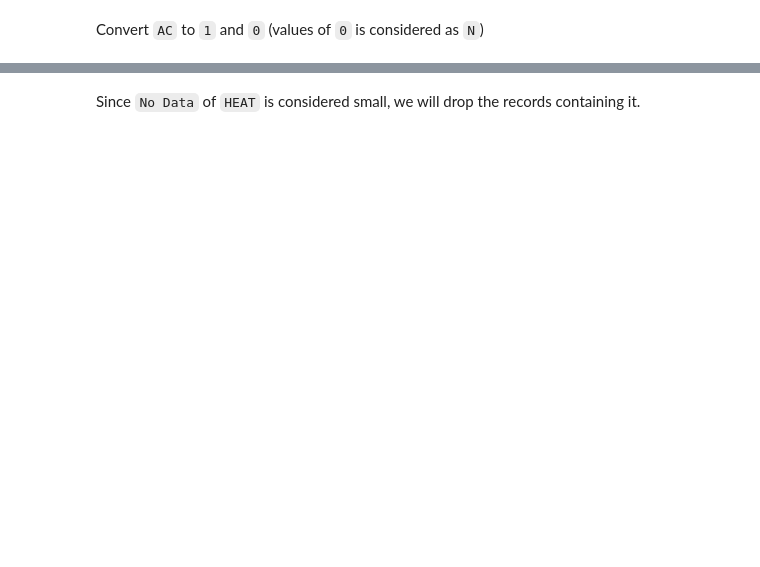
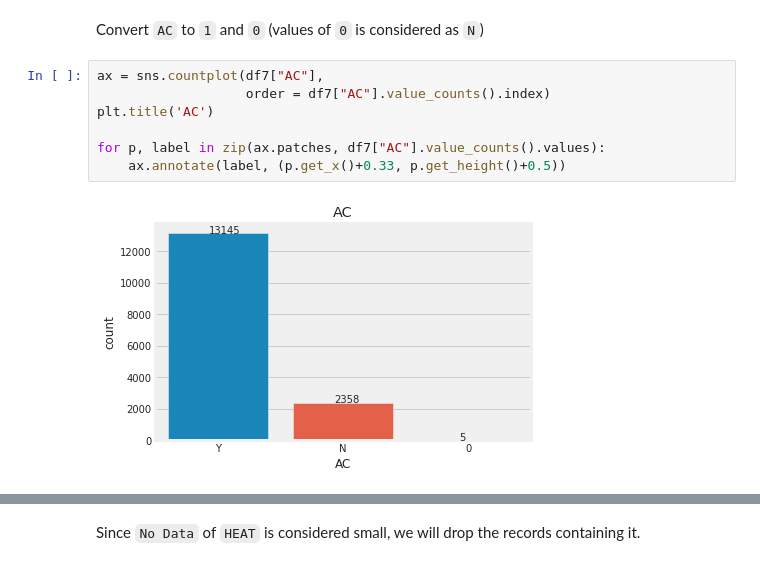
Before and after one commit to elvanselvano/purwadhika-final-project, a Jupyter notebook: notebooks/04_preprocessing.ipynb, the cells around one changed output, grey strips where cells are left out. Drawn from its saved outputs; the diff is of its cells as text; blank space fills up the shorter version.

```diff
--- a/notebooks/04_preprocessing.ipynb
+++ b/notebooks/04_preprocessing.ipynb
@@ -194,3 +202,12 @@ N     8680
 Name: AC, dtype: int64
 # %% [markdown]
 Convert `AC` to `1` and `0` (values of `0` is considered as `N`)
+# %%
+ax = sns.countplot(df7["AC"],
+                   order = df7["AC"].value_counts().index)
+plt.title('AC')
+
+for p, label in zip(ax.patches, df7["AC"].value_counts().values):
+    ax.annotate(label, (p.get_x()+0.33, p.get_height()+0.5))
+# %% [output]
+[figure, added]
```
Also changed, not shown: parts of 43 cells of this notebook, 2 other files.
